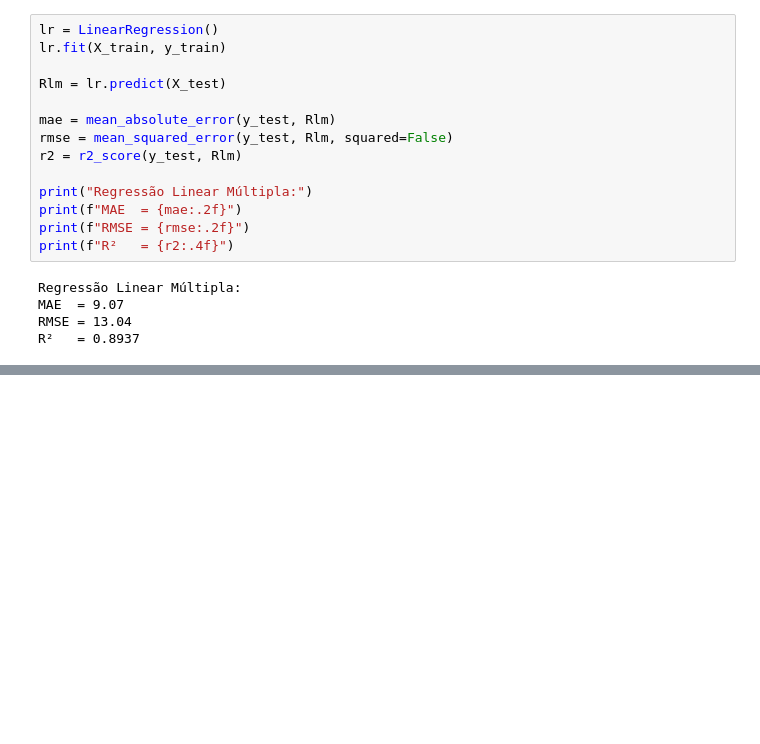
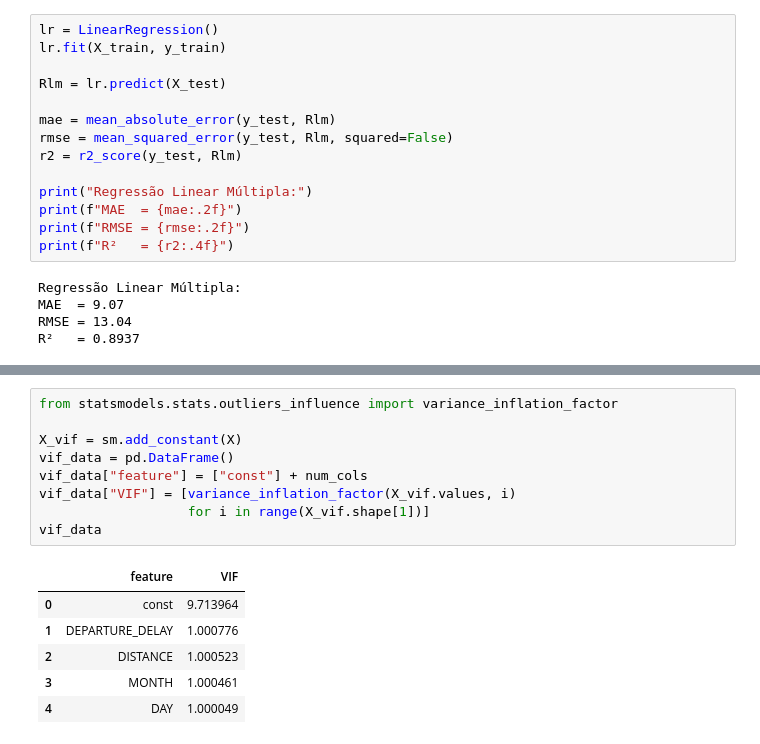
Before and after one commit to JoaoDario632/implementa-o-Segunda-Avaliacao-Girotto, a Jupyter notebook: projeto_modelagem_inicial.ipynb, the cells around one changed output, grey strips where cells are left out. Saved outputs shown, nothing was run; the diff lists cells and outputs as text; blank space fills up the shorter version.

```diff
--- a/projeto_modelagem_inicial.ipynb
+++ b/projeto_modelagem_inicial.ipynb
@@ -310,0 +325,16 @@ R**2   = 0.8938
+# %%
+from statsmodels.stats.outliers_influence import variance_inflation_factor
+
+X_vif = sm.add_constant(X)
+vif_data = pd.DataFrame()
+vif_data["feature"] = ["const"] + num_cols
+vif_data["VIF"] = [variance_inflation_factor(X_vif.values, i)
+                   for i in range(X_vif.shape[1])]
+vif_data
+# %% [output]
+|  | feature | VIF |
+| 0 | const | 9.713964 |
+| 1 | DEPARTURE_DELAY | 1.000776 |
+| 2 | DISTANCE | 1.000523 |
+| 3 | MONTH | 1.000461 |
+| 4 | DAY | 1.000049 |
```
Also changed, not shown: parts of 7 cells of this notebook.
